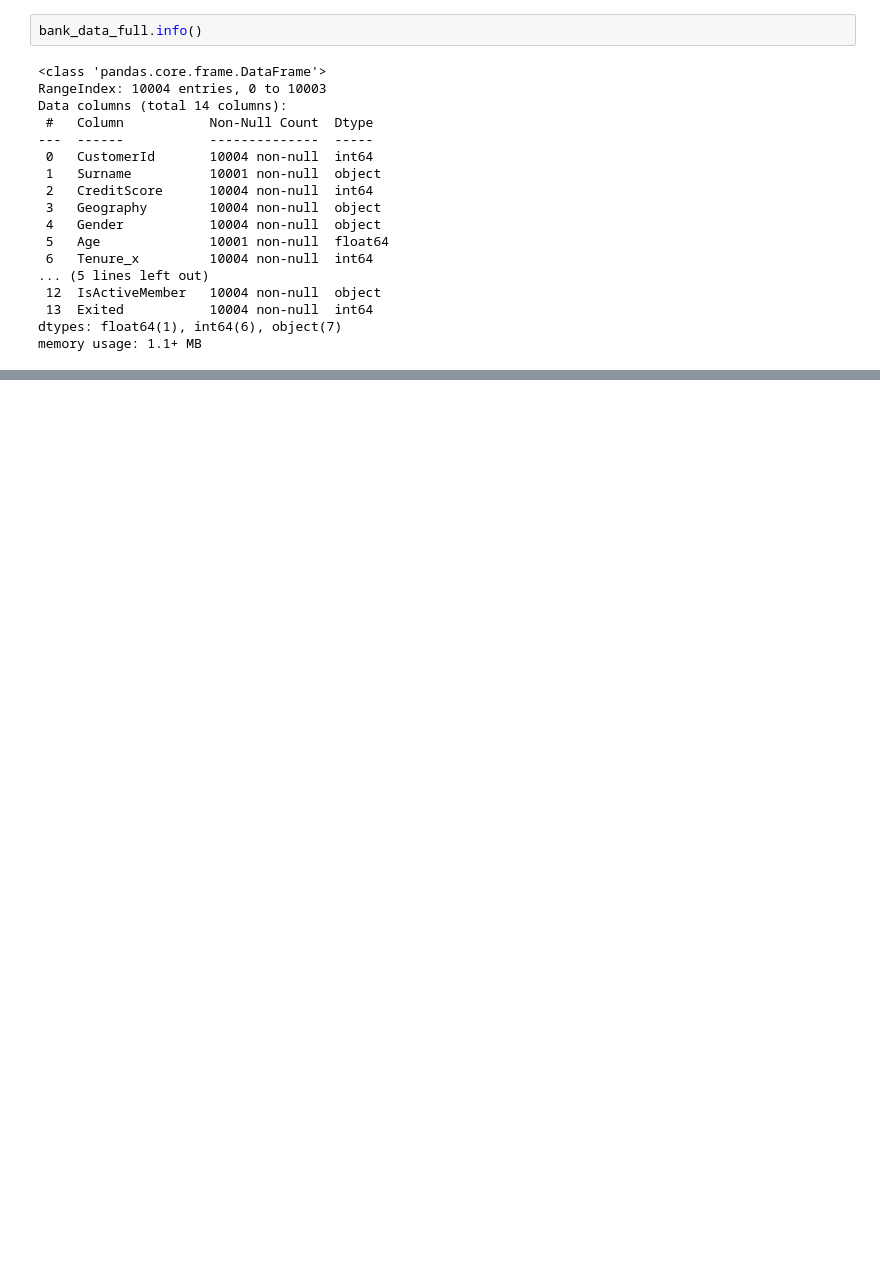
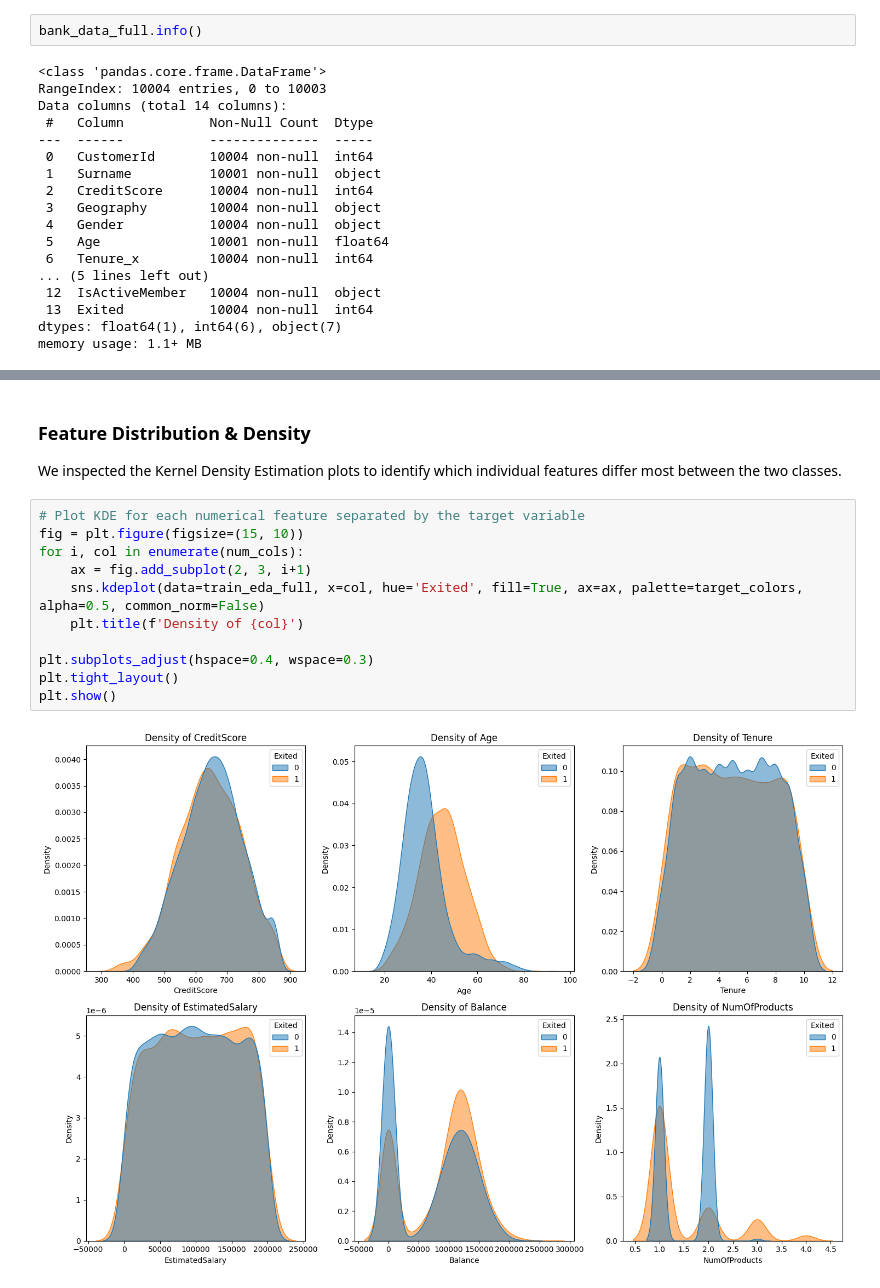
Before and after one commit to karolinamarek47/bank-customer-churn-prediction, a Jupyter notebook: bank_customer_churn_prediction.ipynb, the cells around one changed output, grey strips where cells are left out. Drawn from its saved outputs; the diff is of its cells as text; blank space fills up the shorter version.

```diff
--- a/bank_customer_churn_prediction.ipynb
+++ b/bank_customer_churn_prediction.ipynb
@@ -870,0 +232,17 @@ Based on the SHAP insights, we recommend the following targeted interventions:
+# %% [markdown]
+### Feature Distribution & Density
+
+We inspected the Kernel Density Estimation plots to identify which individual features differ most between the two classes.
+# %%
+# Plot KDE for each numerical feature separated by the target variable
+fig = plt.figure(figsize=(15, 10))
+for i, col in enumerate(num_cols):
+    ax = fig.add_subplot(2, 3, i+1)
+    sns.kdeplot(data=train_eda_full, x=col, hue='Exited', fill=True, ax=ax, palette=target_colors, alpha=0.5, common_norm=False)
+    plt.title(f'Density of {col}')
+
+plt.subplots_adjust(hspace=0.4, wspace=0.3)
+plt.tight_layout()
+plt.show()
+# %% [output]
+[figure, added]
```
Also changed, not shown: parts of 133 cells of this notebook.
